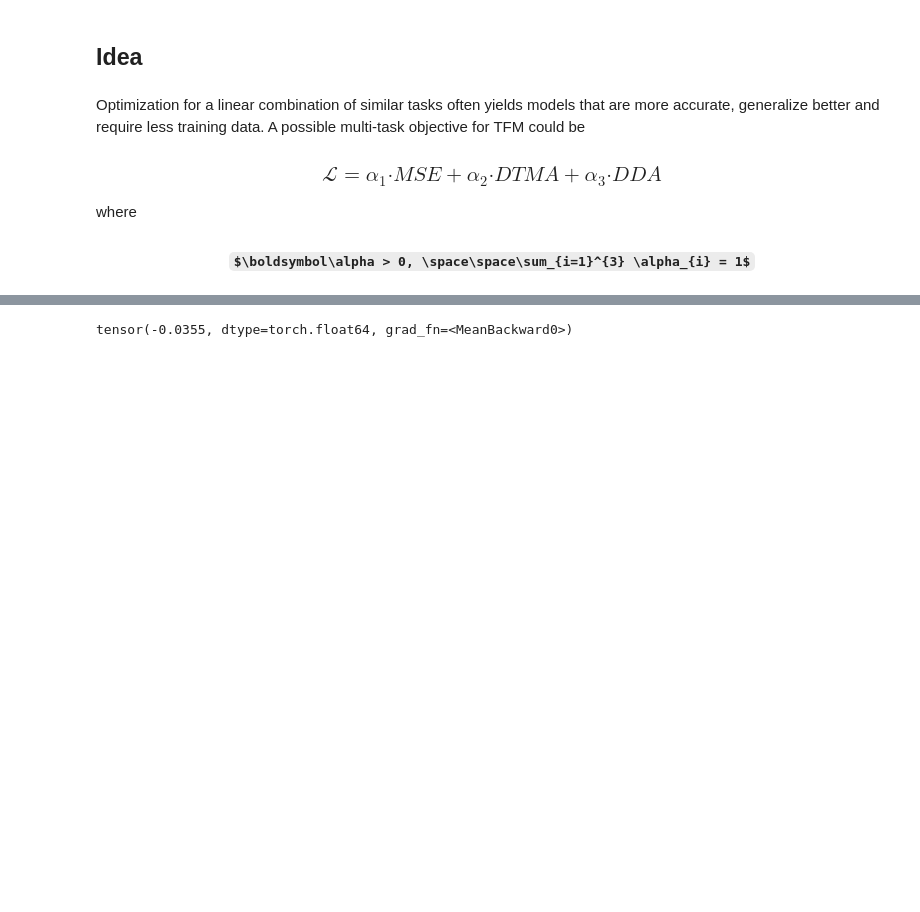
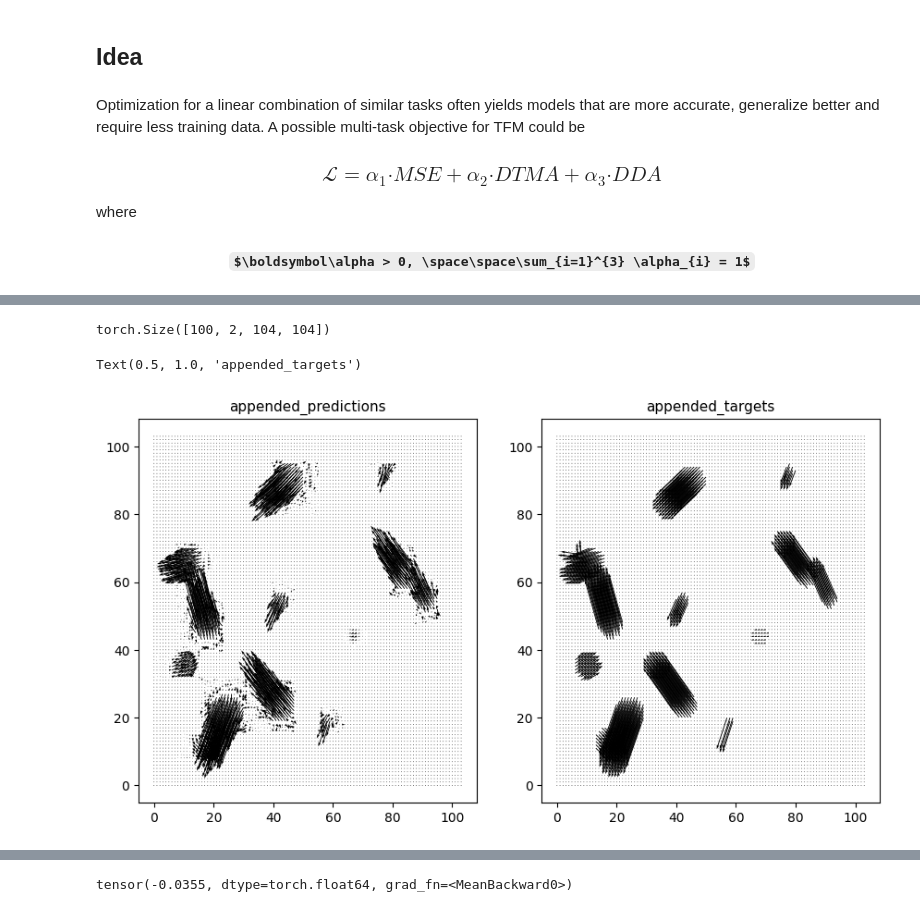
Before and after one commit to alo996/UQ_DL-TFM, a Jupyter notebook: ViT-TFM/4. Multi-task optimization.ipynb, the cells around one changed output, grey strips where cells are left out. Saved outputs shown, nothing was run; the diff lists cells and outputs as text; code cells hidden in the pictures; some formulas as TeX source; blank space fills up the shorter version.

Commit message:
multi task & autoenc

```diff
--- a/ViT-TFM/4. Multi-task optimization.ipynb
+++ b/ViT-TFM/4. Multi-task optimization.ipynb
@@ -101,0 +74,23 @@ torch.Size([200, 50, 2, 104, 104])
+# %%
+path_to_multi_pth = '/home/alexrichard/PycharmProjects/UQ_DL-TFM/ViT-TFM/working ViT/logs_and_weights/ViT-2023-Jan-09 11:57:14/ViT-2023-Jan-09 11:57:14_best_val_loss_0.003215498429.pth'
+# %%
+if torch.cuda.is_available():
+    vit_multi.load_state_dict(torch.load(path_to_multi_pth)['best_model_weights'], strict=True)
+else:
+    vit_multi.load_state_dict(torch.load(path_to_multi_pth, map_location=torch.device('cpu'))['best_model_weights'], strict=True)
+# %%
+dspl = np.array(h5py.File(f'data/extended data/allDisplacements.h5')['dspl'])
+trac_separated = np.array(h5py.File(f'data/extended data/allTractions.h5')['trac'])
+
+dspl = np.moveaxis(np.concatenate([dspl[i] for i in range(dspl.shape[0])], axis=0), 3, 1)
+trac_separated = np.moveaxis(np.concatenate([trac_separated[i] for i in range(trac_separated.shape[0])], axis=0), 3, 1)
+
+dspl_train = dspl[0:100, :, :, :]
+dspl_val = dspl[100:110, :, :, :]
+trac_train = trac_separated[0:100, :, :, :]
+trac_val = trac_separated[100:110, :, :, :]
+
+X_train = torch.from_numpy(dspl_train).float()
+Y_train = torch.from_numpy(trac_train).float()
+X_val = torch.from_numpy(dspl_val).float()
+Y_val = torch.from_numpy(trac_val).float()
@@ -101,0 +99,22 @@ torch.Size([200, 50, 2, 104, 104])
+# %%
+vit_multi.eval()
+loss = multi_task_loss
+pred_vit_multi = vit_multi(X_train)
+# %%
+pred_vit_multi.shape
+# %% [output]
+torch.Size([100, 2, 104, 104])
+# %%
+%matplotlib inline
+
+fig, axs = plt.subplots(1, 2, figsize=(9, 5))
+fig.tight_layout(pad=2, w_pad=2, h_pad=2)
+
+axs[0].quiver(pred_vit_multi[0, 0, :, :].detach().numpy(), pred_vit_multi[0, 1, :, :].detach().numpy(), scale=3)
+axs[0].set_title('appended_predictions', {'fontsize': 11})
+
+axs[1].quiver(Y_train[0, 0, :, :], Y_train[0, 1, :, :], scale=3)
+axs[1].set_title('appended_targets', {'fontsize': 11})
+# %% [output]
+Text(0.5, 1.0, 'appended_targets')
+[figure, added]
```
Also changed, not shown: parts of 19 cells of this notebook, 7 other files.
